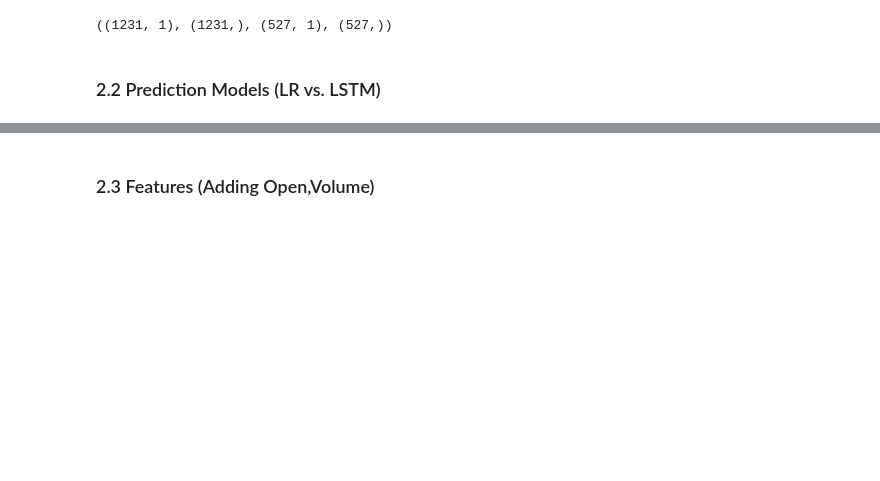
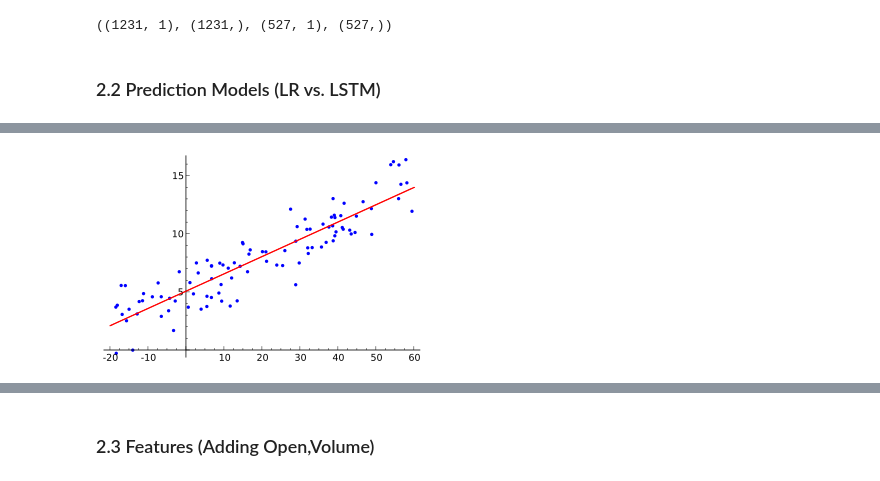
Before and after one commit to Monfffy/StcokPrice, a Jupyter notebook: Project2-StcokPricePrediction.ipynb, the cells around one changed output, grey strips where cells are left out. Cells and saved outputs as stored; diff of their text form; code cells hidden in the pictures; blank space fills up the shorter version.

```diff
--- a/Project2-StcokPricePrediction.ipynb
+++ b/Project2-StcokPricePrediction.ipynb
@@ -85,0 +119,4 @@ trainX.shape,trainY.shape,testX.shape,testY.shape
+# %%
+Image(filename='LinearRegression.png')
+# %% [output]
+[figure, added]
```
Also changed, not shown: parts of 20 cells of this notebook.
